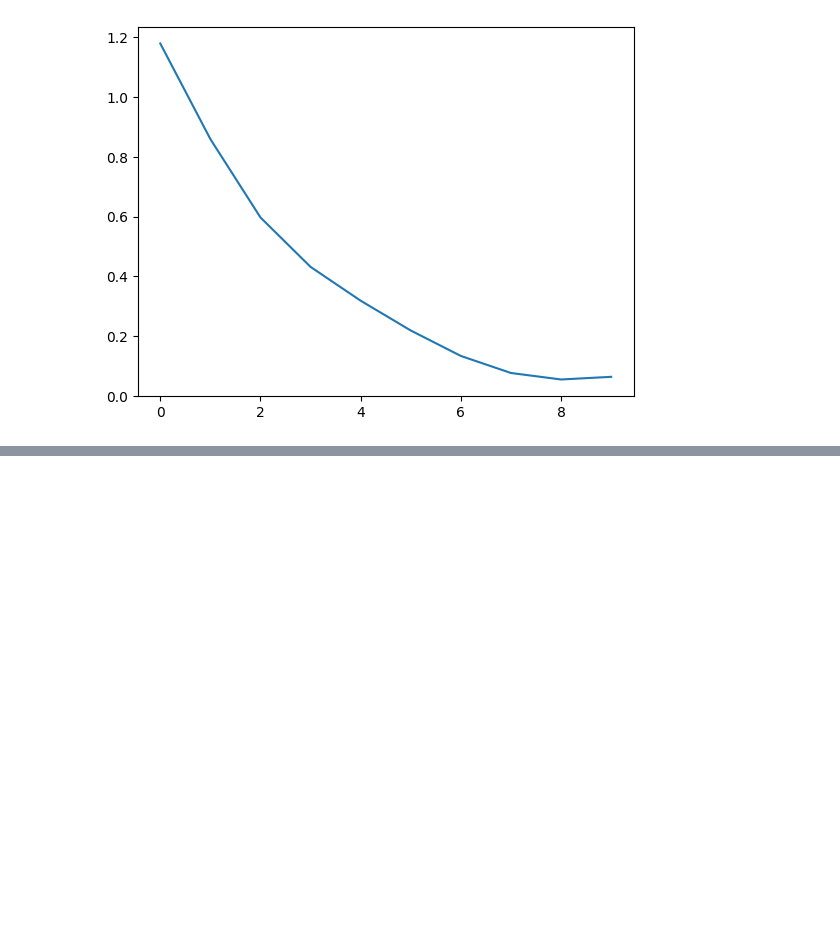
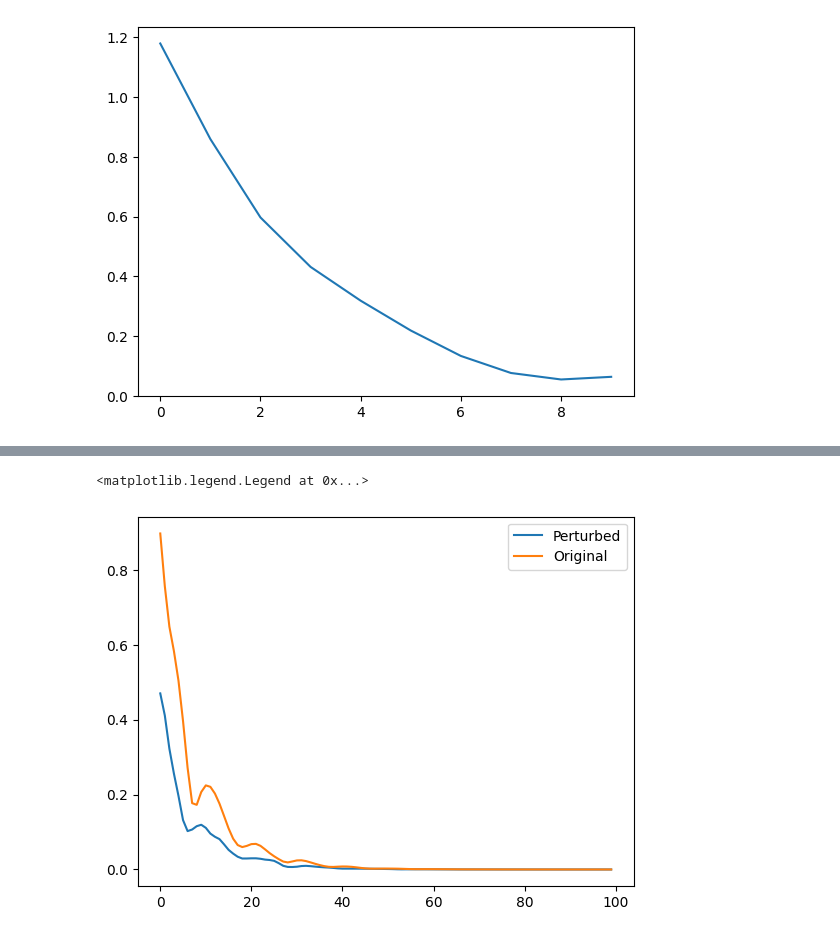
Before and after one commit to vutuanhai237/QuantumImageCompressor, a Jupyter notebook: compi.ipynb, the cells around one changed output, grey strips where cells are left out. Saved outputs shown, nothing was run; the diff lists cells and outputs as text; code cells hidden in the pictures; blank space fills up the shorter version.

```diff
--- a/compi.ipynb
+++ b/compi.ipynb
@@ -47,17 +47,25 @@ plt.plot(costs)
 # %% [output]
 [<matplotlib.lines.Line2D at 0x...>]
 [figure]
+# %%
+from qoop.compilation.qcompilation import QuantumCompilation
+from qoop.core import ansatz, state
+import qiskit
+import numpy as np
+
+num_qubits = 3
+
+arr = np.random.uniform(0, 2*np.pi, 2**num_qubits)
+arrx = arr.copy()
+noise = np.random.normal(0, 0.01, arrx.shape)
+arrx += noise
+arrx = arrx/np.linalg.norm(arrx)
+arr = arr/np.linalg.norm(arr)
 # %%
-from qoop.compilation.qcompilation import QuantumCompilation
-from qoop.core import ansatz, state
-import qiskit
-
-num_qubits = 3
 compiler = QuantumCompilation(
     u = ansatz.g2gn(num_qubits, 2),
-    vdagger = state.ghz(num_qubits).inverse()
+    vdagger = arr
 )
 
 compiler.fit(num_steps=100)
-print(compiler.metrics)
 # %% [output]
@@ -80,0 +95,8 @@ plt.plot(compiler.metrics['loss_fubini_study'])
+# %%
+
+plt.plot(compiler1.metrics['loss_fubini_study'], label="Perturbed")
+plt.plot(compiler.metrics['loss_fubini_study'], label="Original")
+plt.legend()
+# %% [output]
+<matplotlib.legend.Legend at 0x...>
+[figure, added]
```
Also changed, not shown: parts of 7 cells of this notebook, 2 other files.
